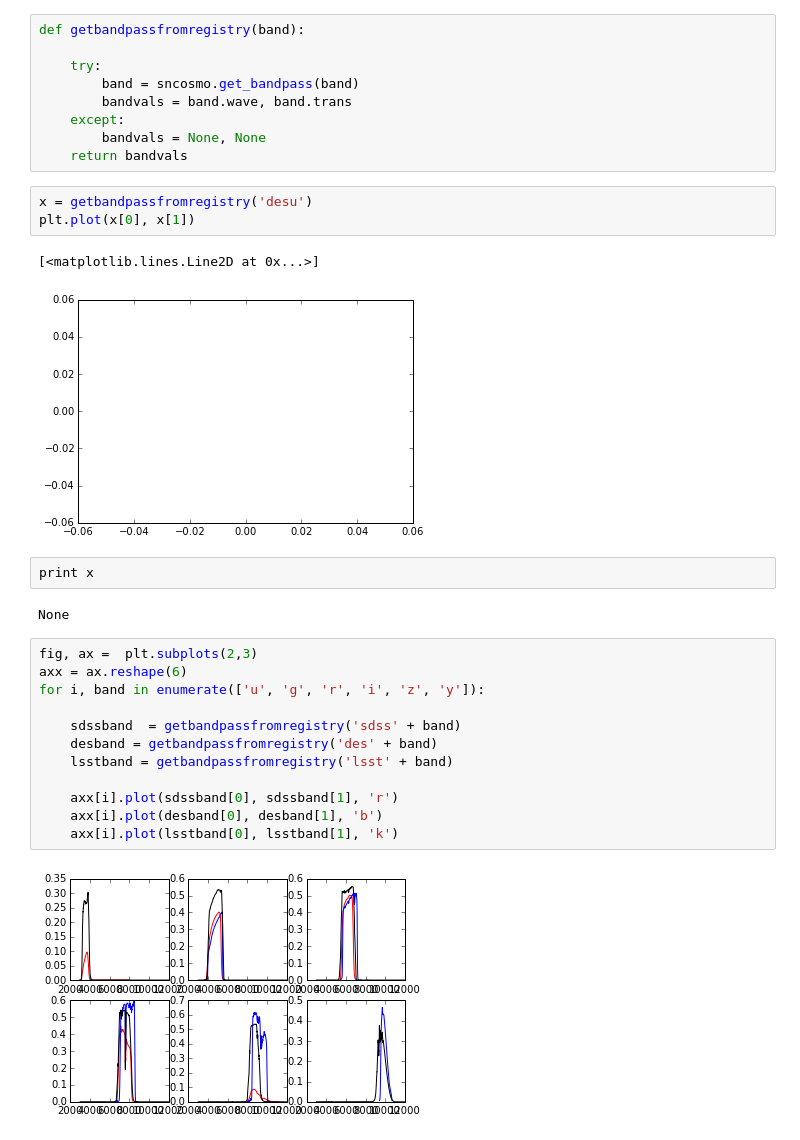
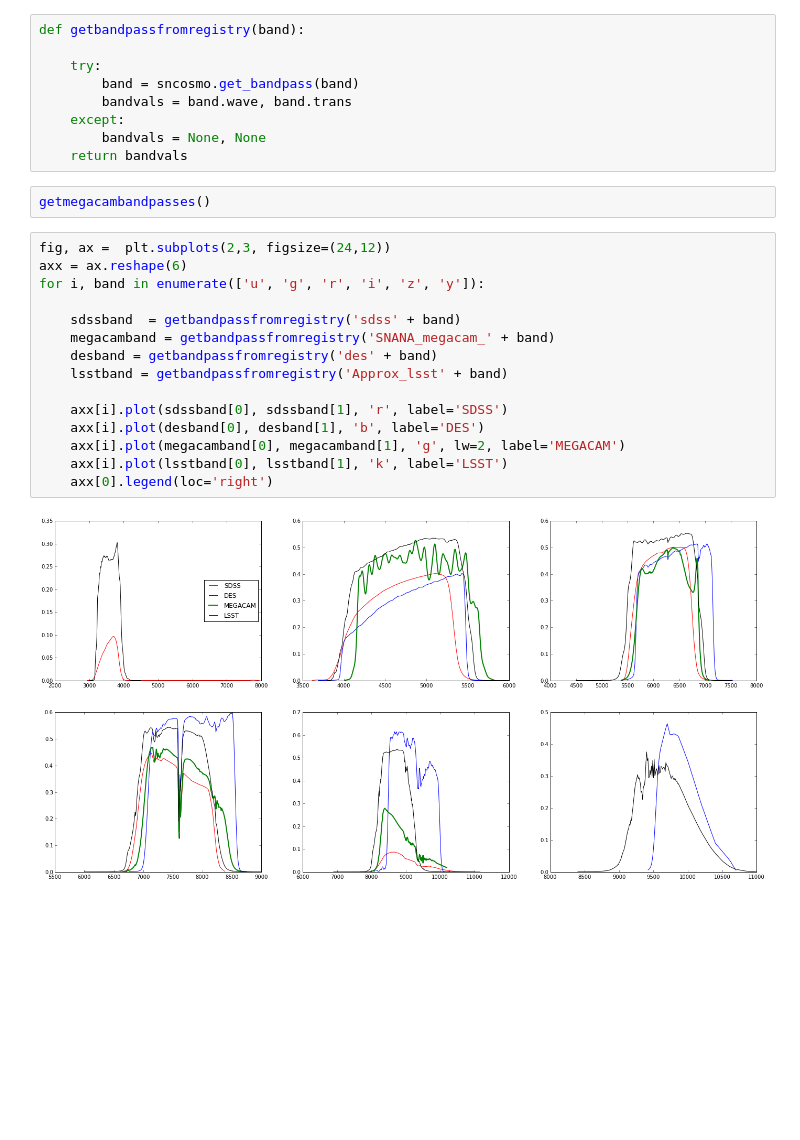
Before and after one commit to rbiswas4/scratch, a Jupyter notebook: transmissions/CompareTransmissions.ipynb, the cells around one changed output. Drawn from its saved outputs; the diff is of its cells as text; blank space fills up the shorter version.

```diff
--- a/transmissions/CompareTransmissions.ipynb
+++ b/transmissions/CompareTransmissions.ipynb
@@ -75,27 +139,22 @@ def getbandpassfromregistry(band):
     except:
         bandvals = None, None
     return bandvals
-# %%
-x = getbandpassfromregistry('desu')
-plt.plot(x[0], x[1])
-# %% [output]
-[<matplotlib.lines.Line2D at 0x...>]
-[figure, removed]
-# %%
-print x
-# %% [output]
-None
+# %%
+getmegacambandpasses()
 # %%
-fig, ax =  plt.subplots(2,3)
+fig, ax =  plt.subplots(2,3, figsize=(24,12))
 axx = ax.reshape(6)
 for i, band in enumerate(['u', 'g', 'r', 'i', 'z', 'y']):
 
     sdssband  = getbandpassfromregistry('sdss' + band)
+    megacamband = getbandpassfromregistry('SNANA_megacam_' + band)
     desband = getbandpassfromregistry('des' + band)
-    lsstband = getbandpassfromregistry('lsst' + band)
+    lsstband = getbandpassfromregistry('Approx_lsst' + band)
 
-    axx[i].plot(sdssband[0], sdssband[1], 'r')
-    axx[i].plot(desband[0], desband[1], 'b')
-    axx[i].plot(lsstband[0], lsstband[1], 'k')
+    axx[i].plot(sdssband[0], sdssband[1], 'r', label='SDSS')
+    axx[i].plot(desband[0], desband[1], 'b', label='DES')
+    axx[i].plot(megacamband[0], megacamband[1], 'g', lw=2, label='MEGACAM')
+    axx[i].plot(lsstband[0], lsstband[1], 'k', label='LSST')
+    axx[0].legend(loc='right')
 # %% [output]
-[figure, old version]
+[figure, new version]
```
Also changed, not shown: parts of 3 cells of this notebook.
